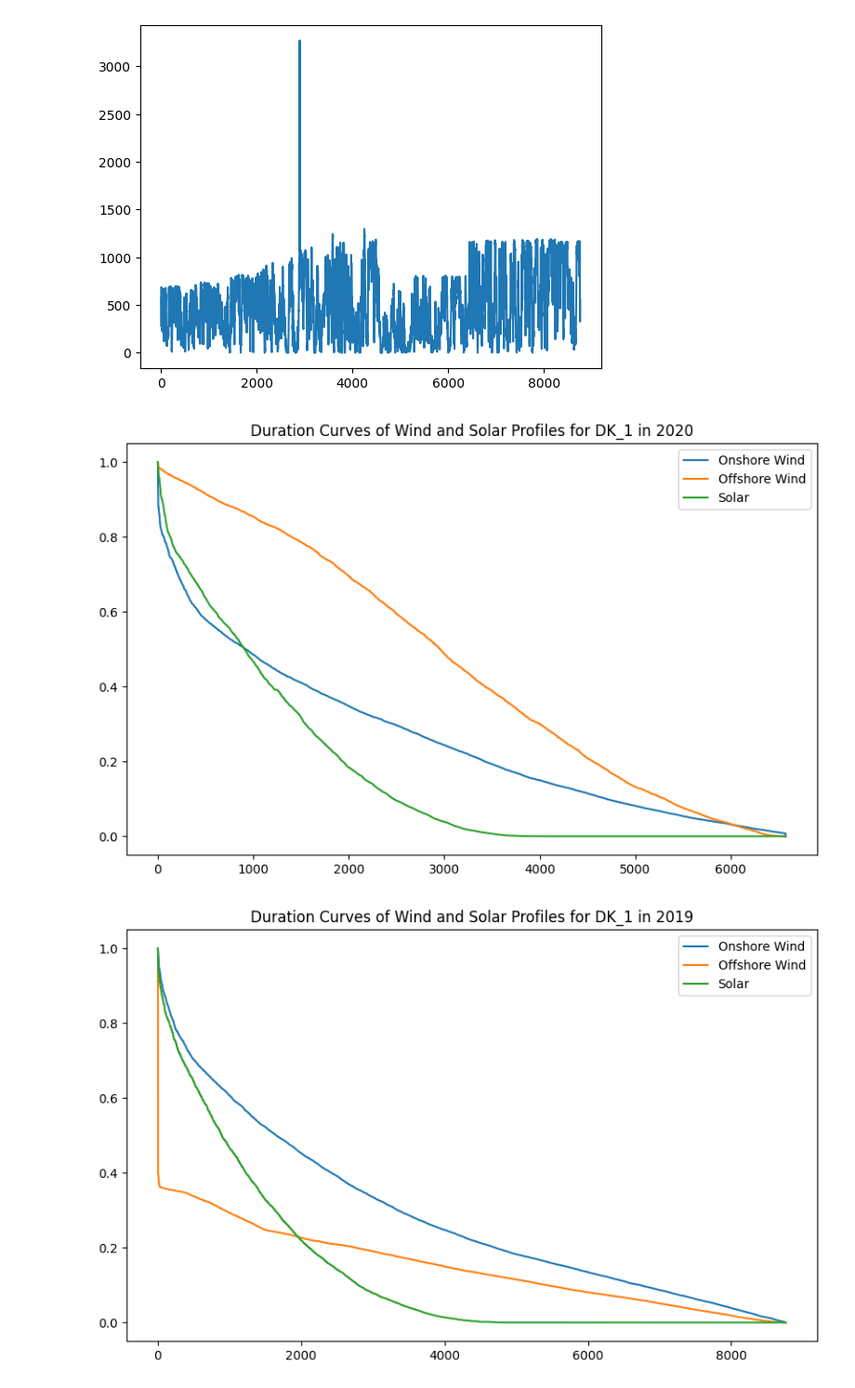
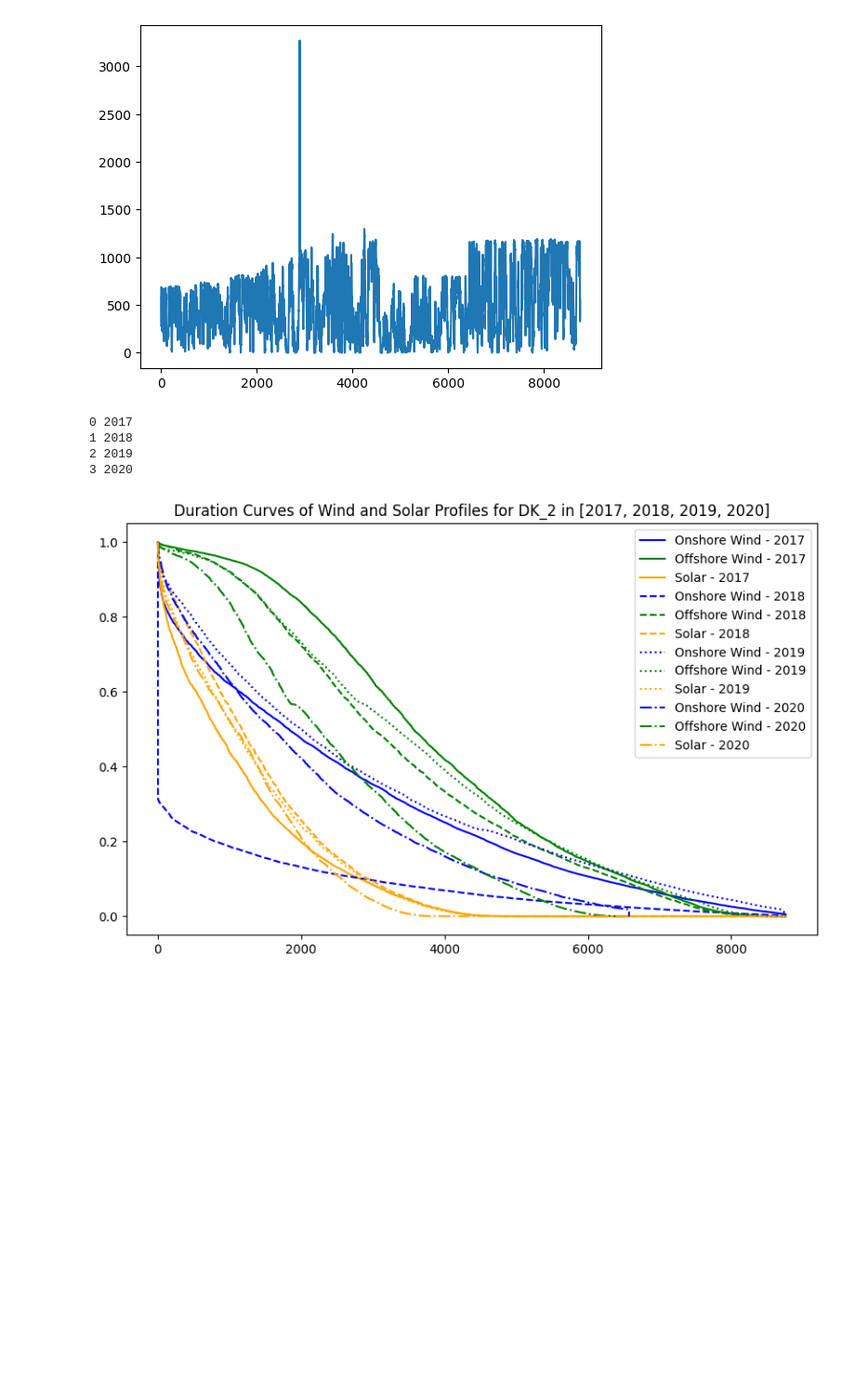
Before and after one commit to jeppebyberg/ieg, a Jupyter notebook: project.ipynb, the cells around one changed output. Shown: that part at 93% size. Saved outputs shown, nothing was run; the diff lists cells and outputs as text; code cells hidden in the pictures; blank space fills up the shorter version.

```diff
--- a/project.ipynb
+++ b/project.ipynb
@@ -124,16 +124,18 @@ plt.show()
 # %%
 from DurationCurve import DurationCurve
 
 # region = 'DK_1'
 region = 'DK_2'
 # region = 'NO'
 # region = 'DE'
 
 years = [2017, 2018, 2019, 2020]
 
-DurationCurve(year = year, region = region)
-DurationCurve(year = 2019, region = region)
+DurationCurve(years = years, region = region)
 plt.show()
 # %% [output]
+0 2017
+1 2018
+2 2019
+3 2020
-[figure, old version]
+[figure, new version]
-[figure, removed]
```
